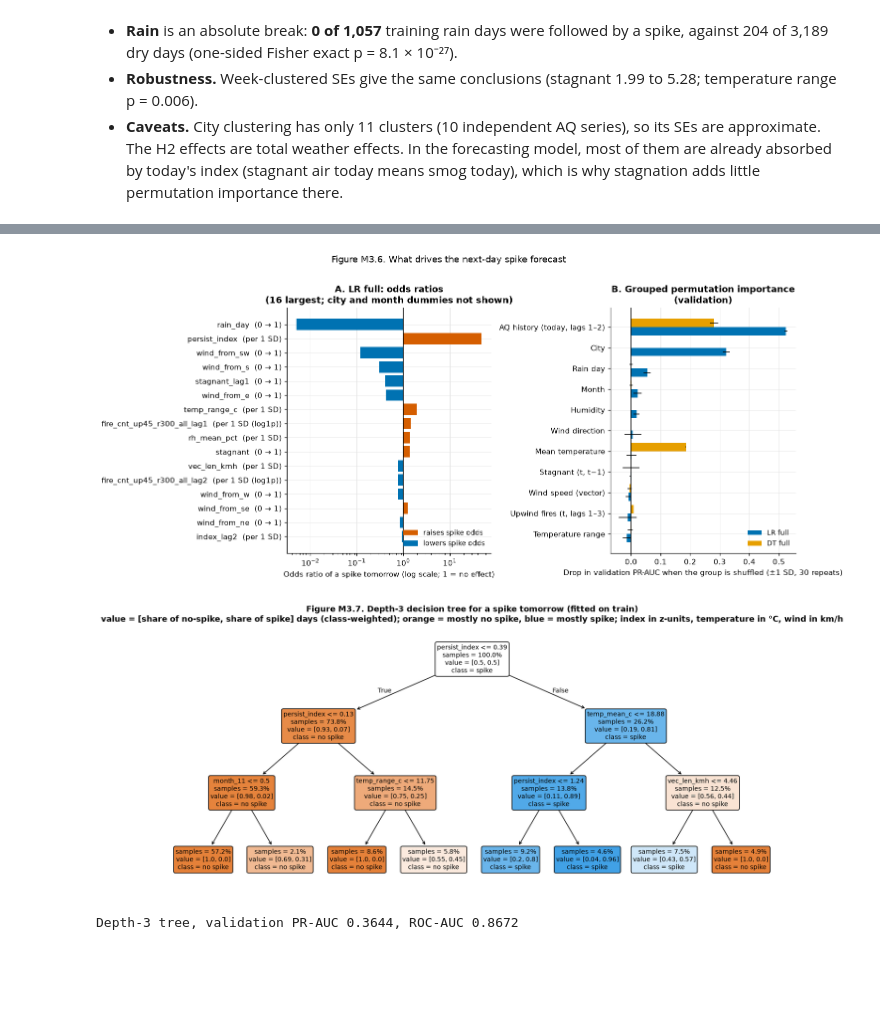
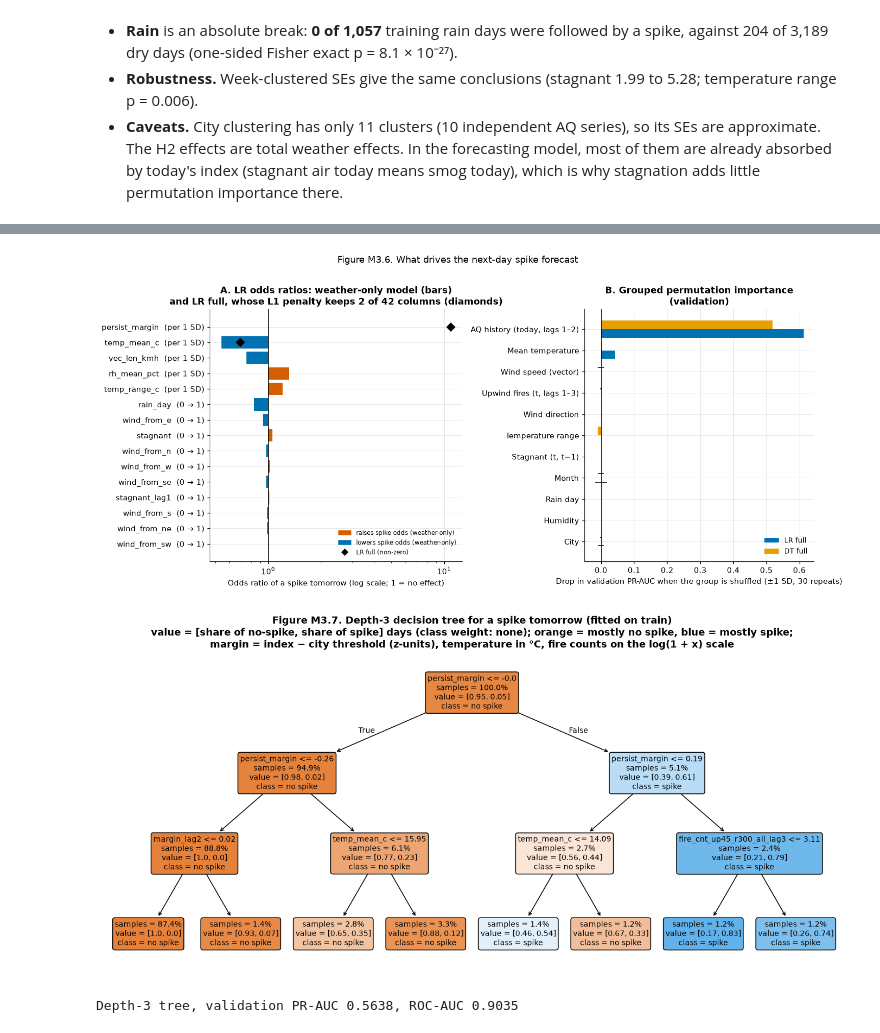
Before and after one commit to IsmailNooruddin/Smog-Analysis-DSSG, a Jupyter notebook: modeling.ipynb, the cells around one changed output, grey strips where cells are left out. Drawn from its saved outputs; the diff is of its cells as text; code cells hidden in the pictures; blank space fills up the shorter version.

Commit message:
Milestone 3 revisions: threshold-margin features, leakage check, group error rates, index regression

```diff
--- a/modeling.ipynb
+++ b/modeling.ipynb
@@ -371,0 +394,32 @@ Name: alert threshold (OOF, 5:1), dtype: float64
+# %%
+from sklearn.base import clone
+from sklearn.metrics import average_precision_score, roc_auc_score
+from sklearn.model_selection import StratifiedGroupKFold, StratifiedKFold, train_test_split
+
+assert_train_only(train)
+idx_all = np.arange(len(train))
+SCHEMES = {
+    "(a) random stratified 80/20 split": [tuple(train_test_split(idx_all, test_size=0.2, stratify=y_tr, random_state=42))],
+    "(b) StratifiedKFold(5, shuffle), no groups": list(StratifiedKFold(5, shuffle=True, random_state=0).split(idx_all, y_tr)),
+    "(c) StratifiedGroupKFold(5) by week, no purge/embargo": list(
+        StratifiedGroupKFold(5, shuffle=True, random_state=0).split(idx_all, y_tr, weeks)),
+}
+leak_rows = []
+for m in ["lr_full", "dt_full"]:
+    est, Xm = searches[m].best_estimator_, X_tr["full"]
+    fold_sets = {k: [(t, clone(est).fit(Xm.iloc[f], y_tr[f]).predict_proba(Xm.iloc[t])[:, 1]) for f, t in sp]
+                 for k, sp in SCHEMES.items()}
+    fold_sets["(d) purged + embargoed 5 × 5 StratifiedGroupKFold (ours)"] = cv_folds[m]
+    for k, folds in fold_sets.items():
+        pr = [average_precision_score(y_tr[t], p) for t, p in folds]
+        roc = [roc_auc_score(y_tr[t], p) for t, p in folds]
+        leak_rows.append({"model": LABEL[m], "scheme": k, "n_folds": len(folds),
+                          "pr_auc_mean": np.mean(pr), "pr_auc_sd": np.std(pr, ddof=1) if len(pr) > 1 else np.nan,
+                          "roc_auc_mean": np.mean(roc), "roc_auc_sd": np.std(roc, ddof=1) if len(roc) > 1 else np.nan})
+    p_val = fitted[m].predict_proba(val[MD.FEATURE_SETS["full"]])[:, 1]
+    leak_rows.append({"model": LABEL[m], "scheme": "reference: chronological validation (Sep–Dec 2023)", "n_folds": 1,
+                      "pr_auc_mean": average_precision_score(y_va, p_val), "pr_auc_sd": np.nan,
+                      "roc_auc_mean": roc_auc_score(y_va, p_val), "roc_auc_sd": np.nan})
+leakage = pd.DataFrame(leak_rows)
+_ = save_table(leakage, "m3_leakage_check", index=False)
+print(leakage.round(4).to_string(index=False))
@@ -960,15 +1108,26 @@ month_11                       0.0076
 # Figure M3.6: drivers
 fig, axes = plt.subplots(1, 2, figsize=(13, 6), gridspec_kw={"width_ratios": [1.1, 1]})
 ax = axes[0]
-o = odds[(odds.feature_set == "full") & (odds.coef != 0)].assign(a=lambda d: d.coef.abs())
-o = o[~o.feature.str.startswith(("city_", "month_"))].sort_values("a").tail(16)
-cols = [P.CAT_COLORS[1] if v > 0 else P.CAT_COLORS[0] for v in o.coef]
-ax.barh(o.feature + "  (" + o.scale + ")", o.odds_ratio - 1, left=1, color=cols)   # bars run from OR = 1
+wo = odds[(odds.feature_set == "weather_only") & ~odds.feature.str.startswith(("city_", "month_"))]
+full_nz = odds[(odds.feature_set == "full") & (odds.coef != 0)].set_index("feature")
+o = wo.assign(a=wo.coef.abs()).sort_values("a").tail(14)
+o = pd.concat([o, odds[(odds.feature_set == "full") & odds.feature.isin(full_nz.index.difference(o.feature))]])
+labels = o.feature + "  (" + o.scale + ")"
+yy = np.arange(len(o))
+wcoef = np.where(o.feature_set == "weather_only", o.coef, 0.0)
+ax.barh(yy, np.exp(wcoef) - 1, left=1, color=[P.CAT_COLORS[1] if v > 0 else P.CAT_COLORS[0] for v in wcoef],
+        label="_nolegend_")                                                          # bars run from OR = 1
+for k, fname in enumerate(o.feature):
+    if fname in full_nz.index:
+        ax.plot(full_nz.loc[fname, "odds_ratio"], k, "D", color="#000000", ms=7)
+ax.set_yticks(yy); ax.set_yticklabels(labels)
 ax.set_xscale("log"); ax.axvline(1, color="#000000", lw=1)
 ax.set_xlabel("Odds ratio of a spike tomorrow (log scale; 1 = no effect)")
-ax.set_title("A. LR full: odds ratios\n(16 largest; city and month dummies not shown)")
-ax.legend(handles=[plt.Rectangle((0, 0), 1, 1, color=P.CAT_COLORS[1]), plt.Rectangle((0, 0), 1, 1, color=P.CAT_COLORS[0])],
-          labels=["raises spike odds", "lowers spike odds"], loc="lower right")
+ax.set_title("A. LR odds ratios: weather-only model (bars)\nand LR full, whose L1 penalty keeps 2 of 42 columns (diamonds)")
+ax.legend(handles=[plt.Rectangle((0, 0), 1, 1, color=P.CAT_COLORS[1]), plt.Rectangle((0, 0), 1, 1, color=P.CAT_COLORS[0]),
+                   Line2D([], [], marker="D", color="#000000", ls="none")],
+          labels=["raises spike odds (weather-only)", "lowers spike odds (weather-only)", "LR full (non-zero)"],
+          loc="lower right", fontsize=8)
 ax = axes[1]
 pi = importance[importance.method.str.startswith("permutation")].pivot(index="group", columns="model", values="mean")
 pis = importance[importance.method.str.startswith("permutation")].pivot(index="group", columns="model", values="sd")
@@ -986,31 +1145,32 @@ fig.tight_layout()
 P.save(fig, "fig_m3_6_drivers")
 plt.show()
 # %% [output]
-[figure, old version]
+[figure, new version]
 # %%
 # Figure M3.7: a readable depth-3 tree (best leaf size and class weight of the tuned full tree, refitted on train)
 from sklearn.tree import plot_tree
 
 bp = searches["dt_full"].best_params_
 small = MD.make_tree(MD.FEATURE_SETS["full"]).set_params(model__max_depth=3, model__min_samples_leaf=bp["model__min_samples_leaf"],
                                                          model__class_weight=bp["model__class_weight"])
 assert_train_only(train)
 small.fit(X_tr["full"], y_tr)
 fig, ax = plt.subplots(figsize=(16, 7))
 plot_tree(small.named_steps["model"], feature_names=list(small.named_steps["prep"].get_feature_names_out()),
           class_names=["no spike", "spike"], filled=True, rounded=True, impurity=False, proportion=True,
           precision=2, fontsize=9, ax=ax)
 ax.set_title("Figure M3.7. Depth-3 decision tree for a spike tomorrow (fitted on train)\n"
-             "value = [share of no-spike, share of spike] days (class-weighted); orange = mostly no spike, "
-             "blue = mostly spike; index in z-units, temperature in °C, wind in km/h")
+             f"value = [share of no-spike, share of spike] days (class weight: {bp['model__class_weight'] or 'none'}); "
+             "orange = mostly no spike, blue = mostly spike;\nmargin = index − city threshold (z-units), temperature in °C, "
+             "fire counts on the log(1 + x) scale")
 P.save(fig, "fig_m3_7_tree")
 plt.show()
 p_small = small.predict_proba(X_va["full"])[:, 1]
 print(f"Depth-3 tree, validation PR-AUC {average_precision_score(y_va, p_small):.4f}, "
       f"ROC-AUC {roc_auc_score(y_va, p_small):.4f}")
 # %% [output]
-[figure, old version]
+[figure, new version]
-Depth-3 tree, validation PR-AUC 0.3644, ROC-AUC 0.8672
+Depth-3 tree, validation PR-AUC 0.5638, ROC-AUC 0.9035
 # %% [markdown]
 ---
 ## M3.9 Sensitivity
```
Also changed, not shown: parts of 45 cells of this notebook, 39 other files.
